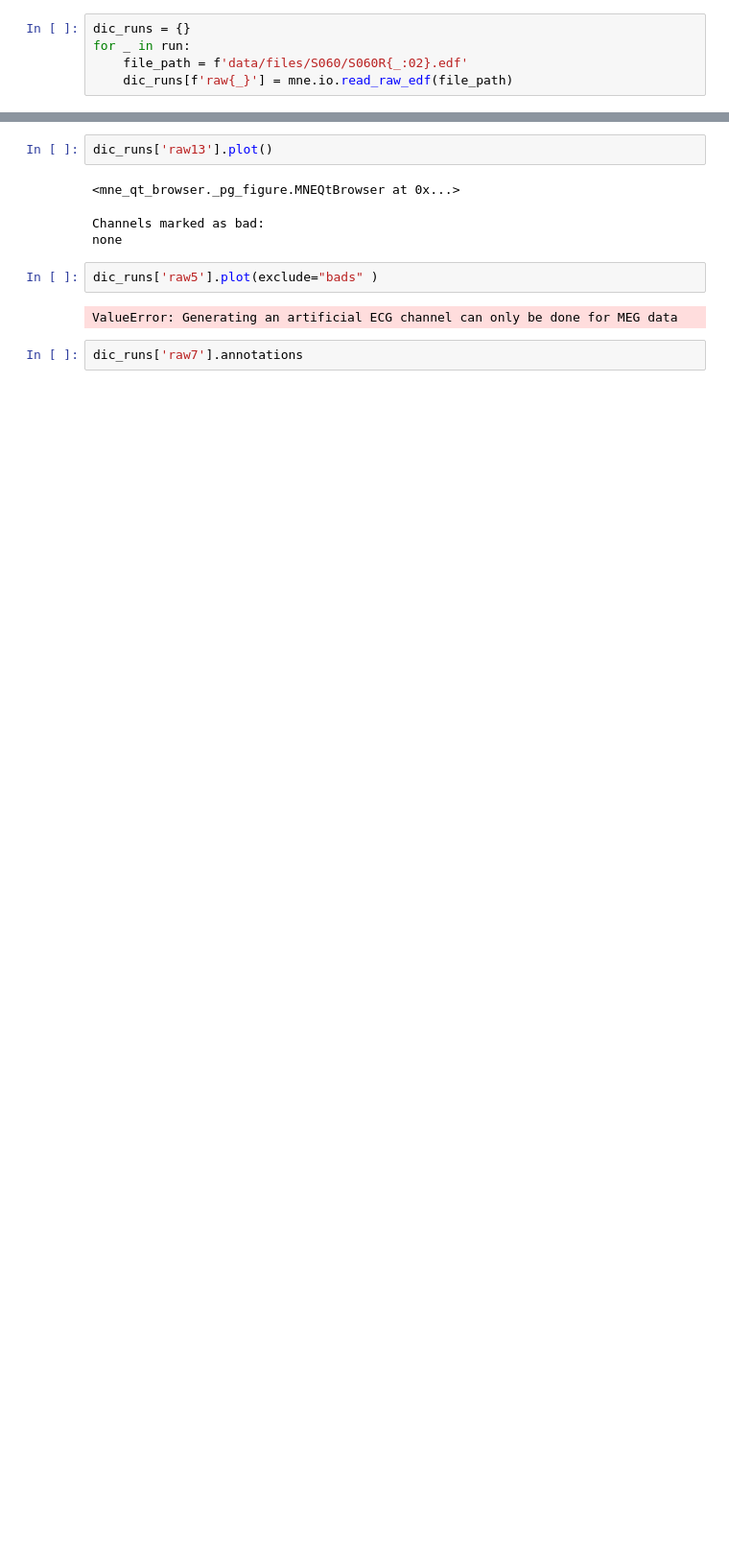
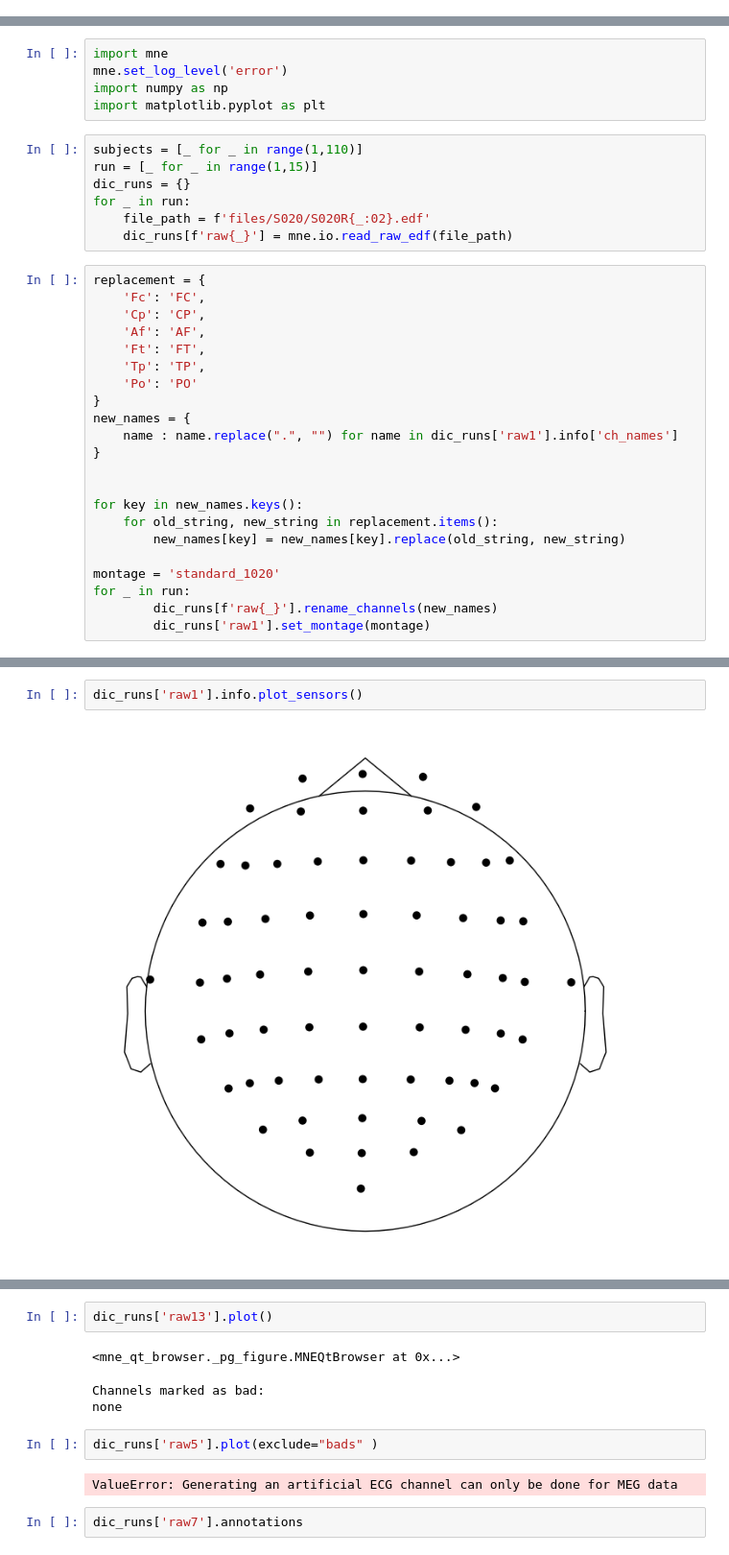
Before and after one commit to ErKnot/eeg-TFA-DEVIA, a Jupyter notebook: eeg_analysis.ipynb, the cells around one changed output, grey strips where cells are left out. Shown at 96% size. Drawn from its saved outputs; the diff is of its cells as text; blank space fills up the shorter version.

Commit message:
Changing names of the channels and setting the montage

```diff
--- a/eeg_analysis.ipynb
+++ b/eeg_analysis.ipynb
@@ -8,5 +0,0 @@ run = [_ for _ in range(1,15)]
-# %%
-dic_runs = {}
-for _ in run:
-    file_path = f'data/files/S060/S060R{_:02}.edf'
-    dic_runs[f'raw{_}'] = mne.io.read_raw_edf(file_path)
@@ -132,0 +1,34 @@ Designing a one-pass, zero-phase, non-causal bandpass filter:
+# %%
+import mne
+mne.set_log_level('error')
+import numpy as np
+import matplotlib.pyplot as plt
+# %%
+subjects = [_ for _ in range(1,110)]
+run = [_ for _ in range(1,15)]
+dic_runs = {}
+for _ in run:
+    file_path = f'files/S020/S020R{_:02}.edf'
+    dic_runs[f'raw{_}'] = mne.io.read_raw_edf(file_path)
+# %%
+replacement = {
+    'Fc': 'FC',
+    'Cp': 'CP',
+    'Af': 'AF',
+    'Ft': 'FT',
+    'Tp': 'TP',
+    'Po': 'PO'
+}
+new_names = {
+    name : name.replace(".", "") for name in dic_runs['raw1'].info['ch_names']
+}
+
+
+for key in new_names.keys():
+    for old_string, new_string in replacement.items():
+        new_names[key] = new_names[key].replace(old_string, new_string)
+
+montage = 'standard_1020'
+for _ in run:
+        dic_runs[f'raw{_}'].rename_channels(new_names)
+        dic_runs['raw1'].set_montage(montage)
@@ -132,0 +43,4 @@ Designing a one-pass, zero-phase, non-causal bandpass filter:
+# %%
+dic_runs['raw1'].info.plot_sensors()
+# %% [output]
+[figure, added]
```
Also changed, not shown: parts of 46 cells of this notebook.
